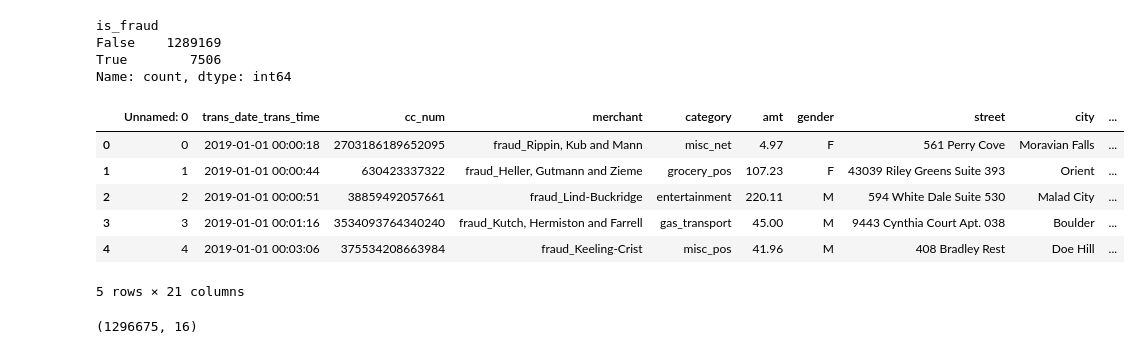
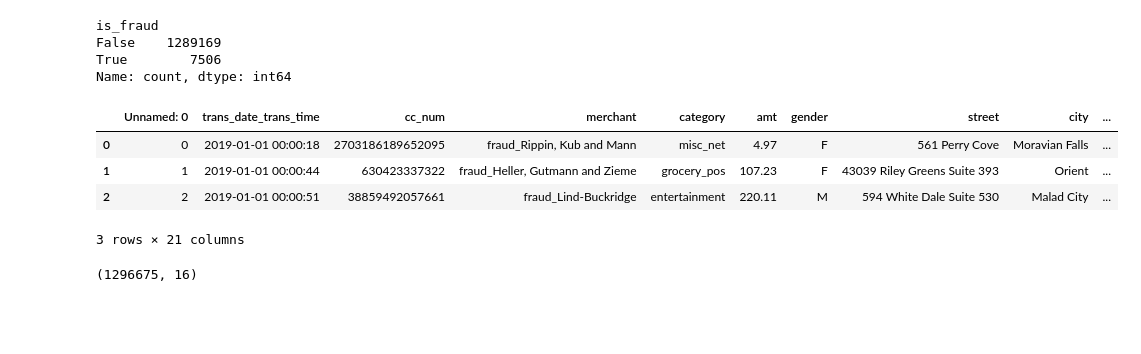
Before and after one commit to Dhyey-2005/credit-card-fraud-detection, a Jupyter notebook: Credit Card Fraud Project.ipynb, the cells around one changed output. Cells and saved outputs as stored; diff of their text form; code cells hidden in the pictures; blank space fills up the shorter version.

```diff
--- a/Credit Card Fraud Project.ipynb
+++ b/Credit Card Fraud Project.ipynb
@@ -102,15 +122,13 @@ Name: count, dtype: int64
 # %%
 # Dropping the df['first'] & df['last'] column as Name plays no role in frauds
 del([df['first'],df['last']])
-df.head()
+df.head(3)
 # %% [output]
 |  | Unnamed: 0 | trans_date_trans_time | cc_num | merchant | category | amt | gender | street | city | ... |
 | 0 | 0 | 2019-01-01 00:00:18 | 2703186189652095 | fraud_Rippin, Kub and Mann | misc_net | 4.97 | F | 561 Perry Cove | Moravian Falls | ... |
 | 1 | 1 | 2019-01-01 00:00:44 | 630423337322 | fraud_Heller, Gutmann and Zieme | grocery_pos | 107.23 | F | 43039 Riley Greens Suite 393 | Orient | ... |
 | 2 | 2 | 2019-01-01 00:00:51 | 38859492057661 | fraud_Lind-Buckridge | entertainment | 220.11 | M | 594 White Dale Suite 530 | Malad City | ... |
-| 3 | 3 | 2019-01-01 00:01:16 | 3534093764340240 | fraud_Kutch, Hermiston and Farrell | gas_transport | 45.00 | M | 9443 Cynthia Court Apt. 038 | Boulder | ... |
-| 4 | 4 | 2019-01-01 00:03:06 | 375534208663984 | fraud_Keeling-Crist | misc_pos | 41.96 | M | 408 Bradley Rest | Doe Hill | ... |
-5 rows × 21 columns
+3 rows × 21 columns
 # %%
 del([df['trans_num'], df['Unnamed: 0'], df['cc_num'], df['unix_time'], df['street']])
 df.shape
```
Also changed, not shown: parts of 50 cells of this notebook.
